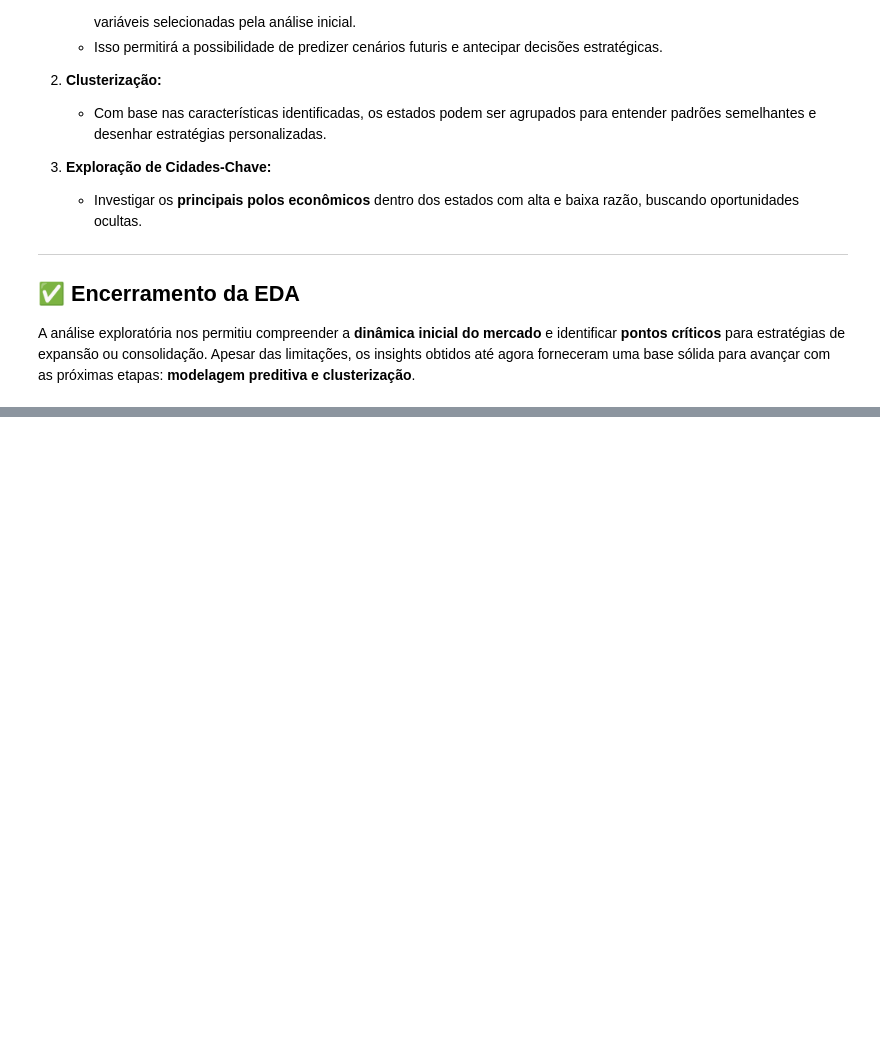
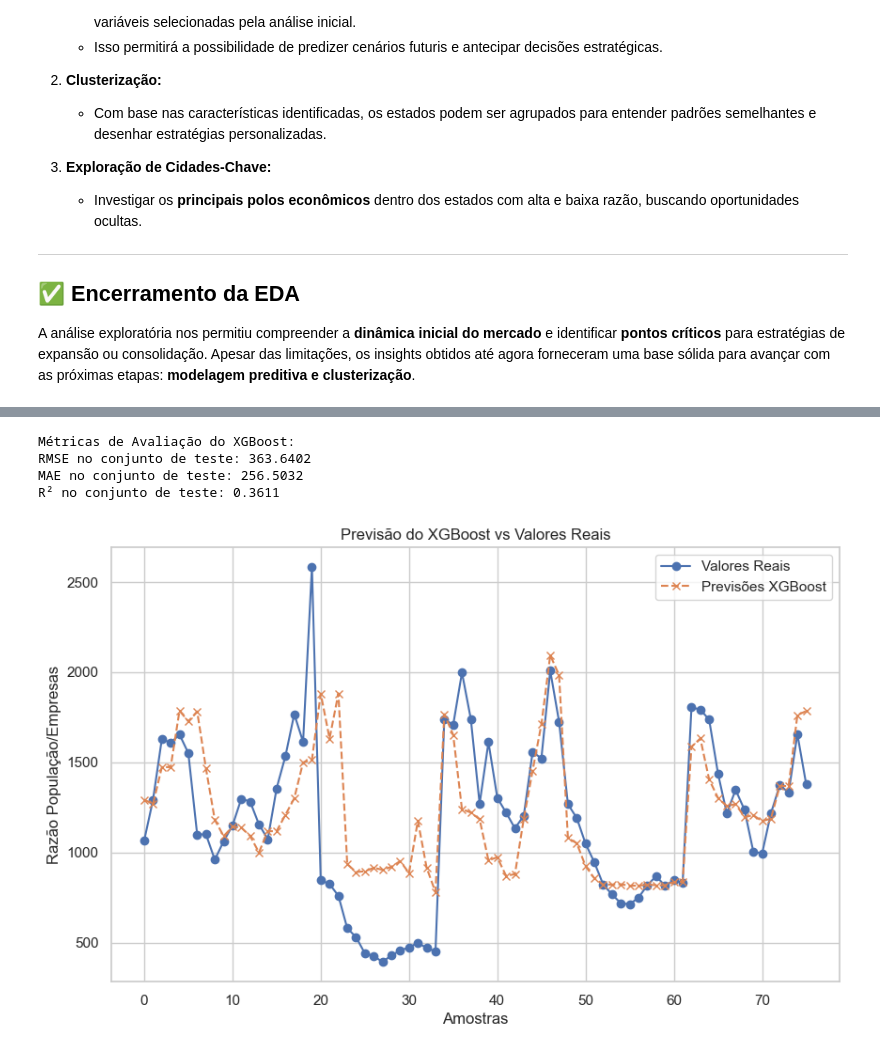
Before and after one commit to tnleite/real-estate-opportunities-analysis, a Jupyter notebook: 02-Analise/real-estate-opportunities-analysis.ipynb, the cells around one changed output, grey strips where cells are left out. Cells and saved outputs as stored; diff of their text form; code cells hidden in the pictures; blank space fills up the shorter version.

```diff
--- a/02-Analise/real-estate-opportunities-analysis.ipynb
+++ b/02-Analise/real-estate-opportunities-analysis.ipynb
@@ -1340,0 +1955,57 @@ df_final.head()
+# %%
+from xgboost import XGBRegressor
+from sklearn.metrics import mean_squared_error, mean_absolute_error, r2_score
+import numpy as np
+import matplotlib.pyplot as plt
+
+# -----------------------------------------------
+# Etapa 1: Definindo e Treinando o Modelo XGBoost
+# -----------------------------------------------
+
+# Configuração inicial básica do XGBoost
+xgb_model = XGBRegressor(
+    n_estimators=100,  # Número de árvores no ensemble
+    max_depth=5,  # Profundidade máxima das árvores
+    learning_rate=0.1,  # Taxa de aprendizado
+    random_state=42  # Reprodutibilidade
+)
+
+# Treinando o modelo no conjunto de treino
+xgb_model.fit(X_train_scaled, y_train)
+
+# -----------------------------------------------
+# Etapa 2: Fazendo Previsões
+# -----------------------------------------------
+y_pred_xgb = xgb_model.predict(X_test_scaled)
+
+# -----------------------------------------------
+# Etapa 3: Cálculo das Métricas de Avaliação
+# -----------------------------------------------
+rmse_xgb = np.sqrt(mean_squared_error(y_test, y_pred_xgb))
+mae_xgb = mean_absolute_error(y_test, y_pred_xgb)
+r2_xgb = r2_score(y_test, y_pred_xgb)
+
+# Exibindo os resultados
+print(f"\nMétricas de Avaliação do XGBoost:")
+print(f"RMSE no conjunto de teste: {rmse_xgb:.4f}")
+print(f"MAE no conjunto de teste: {mae_xgb:.4f}")
+print(f"R² no conjunto de teste: {r2_xgb:.4f}")
+
+# -----------------------------------------------
+# Etapa 4: Visualização das Previsões
+# -----------------------------------------------
+plt.figure(figsize=(10, 6))
+plt.plot(y_test.values, label="Valores Reais", marker='o')
+plt.plot(y_pred_xgb, label="Previsões XGBoost", marker='x', linestyle='--')
+plt.title("Previsão do XGBoost vs Valores Reais")
+plt.xlabel("Amostras")
+plt.ylabel("Razão População/Empresas")
+plt.legend()
+plt.grid(True)
+plt.show()
+# %% [output]
+Métricas de Avaliação do XGBoost:
+RMSE no conjunto de teste: 363.6402
+MAE no conjunto de teste: 256.5032
+R² no conjunto de teste: 0.3611
+[figure, added]
```
Also changed, not shown: parts of 22 cells of this notebook, 4 other files.
